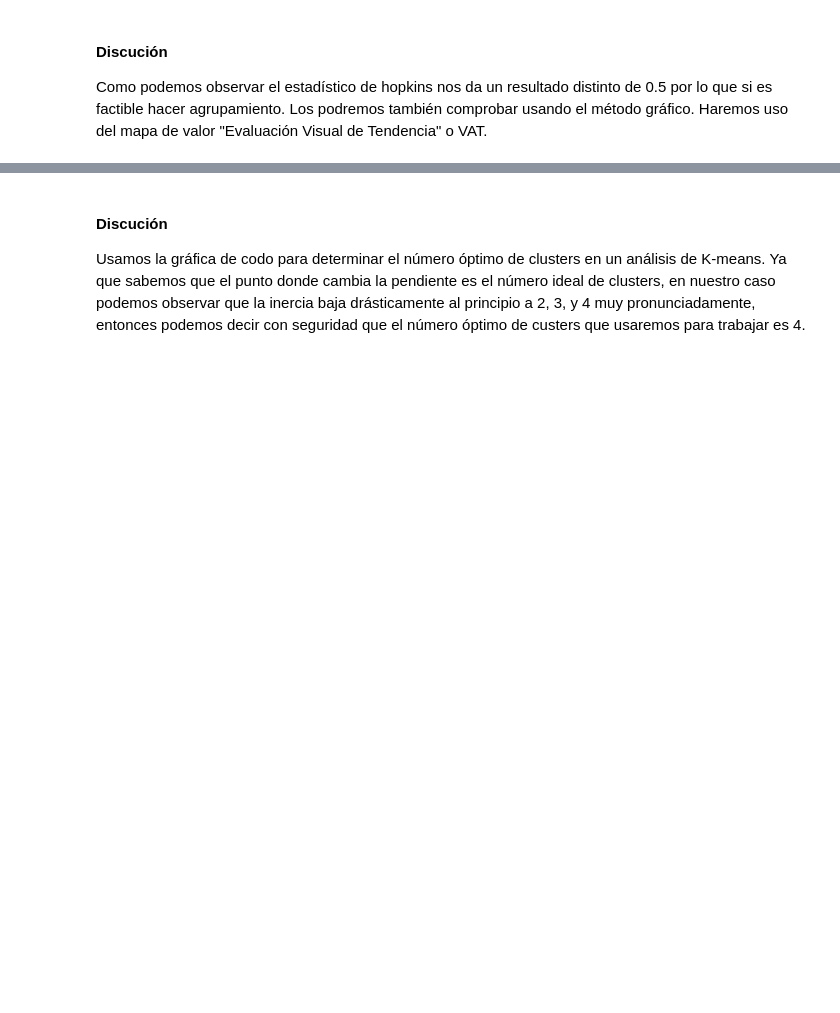
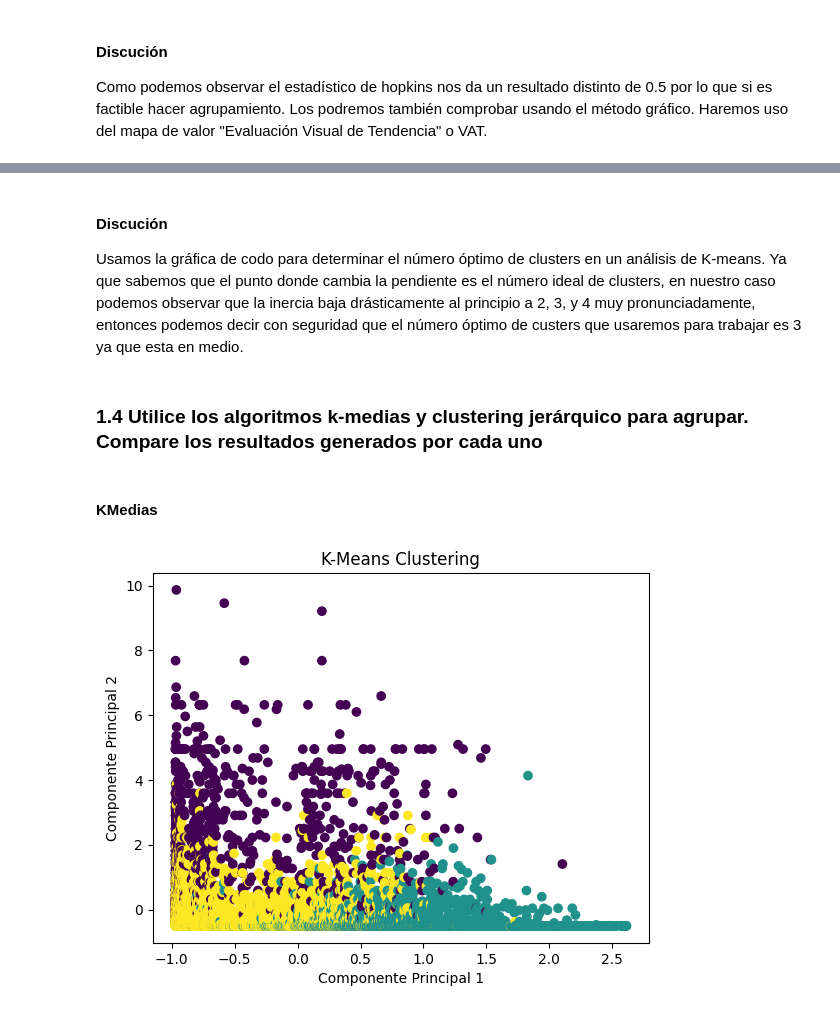
Before and after one commit to edman-cota/clustering, a Jupyter notebook: clustering.ipynb, the cells around one changed output, grey strips where cells are left out. Drawn from its saved outputs; the diff is of its cells as text; code cells hidden in the pictures; blank space fills up the shorter version.

Commit message:
agregamos clustering 1.5

```diff
--- a/clustering.ipynb
+++ b/clustering.ipynb
@@ -106,3 +136,31 @@ plt.show()
 # %% [markdown]
 #### Discución
-Usamos la gráfica de codo para determinar el número óptimo de clusters en un análisis de K-means. Ya que sabemos que el punto donde cambia la pendiente es el número ideal de clusters, en nuestro caso podemos observar que la inercia baja drásticamente al principio a 2, 3, y 4 muy pronunciadamente, entonces podemos decir con seguridad que el número óptimo de custers que usaremos para trabajar es 4.
+Usamos la gráfica de codo para determinar el número óptimo de clusters en un análisis de K-means. Ya que sabemos que el punto donde cambia la pendiente es el número ideal de clusters, en nuestro caso podemos observar que la inercia baja drásticamente al principio a 2, 3, y 4 muy pronunciadamente, entonces podemos decir con seguridad que el número óptimo de custers que usaremos para trabajar es 3 ya que esta en medio.
+# %% [markdown]
+### 1.4 Utilice los algoritmos k-medias y clustering jerárquico para agrupar. Compare los resultados generados por cada uno
+# %% [markdown]
+#### KMedias
+# %%
+
+from sklearn.preprocessing import StandardScaler
+
+# Seleccionar solo las columnas numéricas
+df_numeric = df.select_dtypes(include=["number"])
+
+# Aplicar escaldo
+scaler = StandardScaler()
+df_scaled = scaler.fit_transform(df_numeric)
+
+k = 3
+
+kmeans = KMeans(n_clusters=k, random_state=42)
+df["Cluster_KMeans"] = kmeans.fit_predict(df_scaled)  # Asignar etiquetas de cluster
+
+# Visualizar los clusters (Para 2D usando PCA)
+plt.scatter(df_scaled[:, 0], df_scaled[:, 1], c=df["Cluster_KMeans"], cmap='viridis')
+plt.title("K-Means Clustering")
+plt.xlabel("Componente Principal 1")
+plt.ylabel("Componente Principal 2")
+plt.show()
+# %% [output]
+[figure, added]
```
Also changed, not shown: parts of 12 cells of this notebook.
